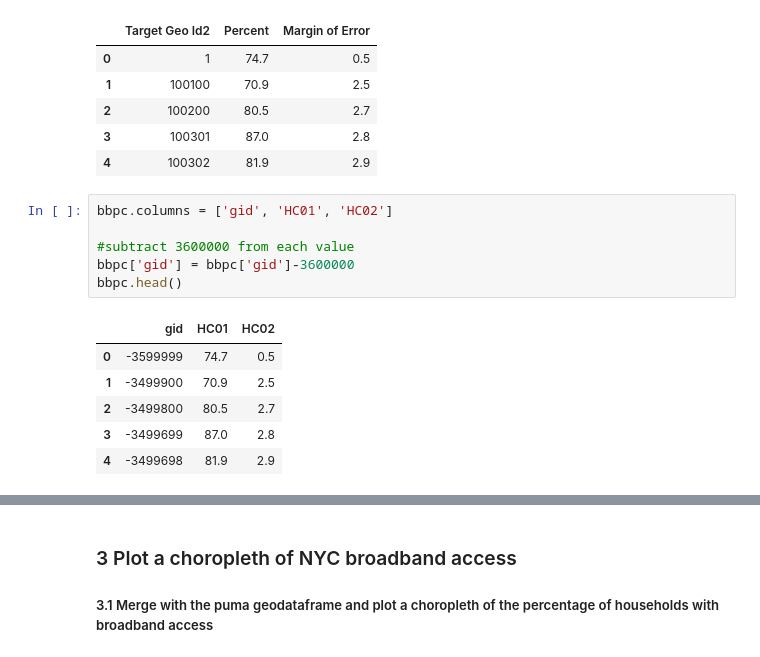
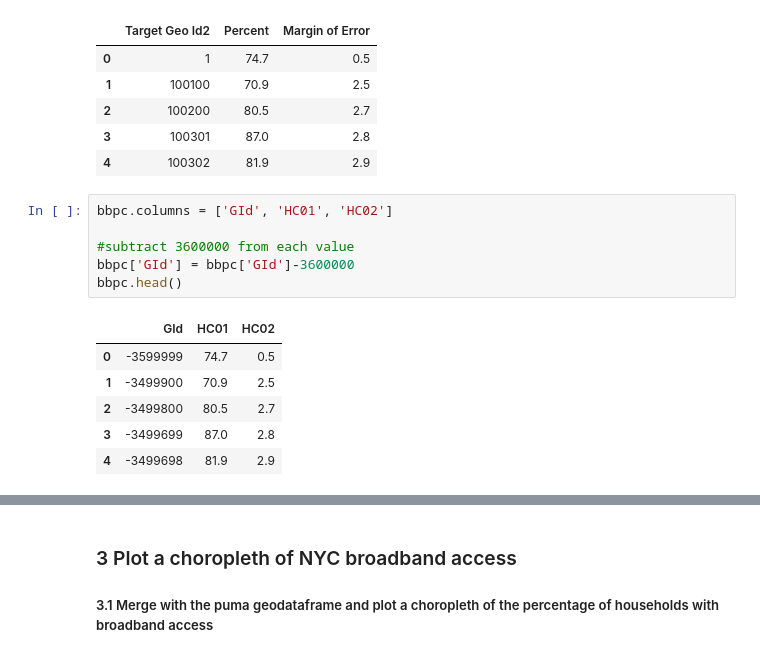
Before and after one commit to ep2247/PUI2017_ep2247, a Jupyter notebook: HW9_ep2247/ep2247_hw9_2.ipynb, the cells around one changed output, grey strips where cells are left out. Drawn from its saved outputs; the diff is of its cells as text.

```diff
--- a/HW9_ep2247/ep2247_hw9_2.ipynb
+++ b/HW9_ep2247/ep2247_hw9_2.ipynb
@@ -238,13 +241,13 @@ bbpc.head()
 | 3 | 100301 | 87.0 | 2.8 |
 | 4 | 100302 | 81.9 | 2.9 |
 # %%
-bbpc.columns = ['gid', 'HC01', 'HC02']
+bbpc.columns = ['GId', 'HC01', 'HC02']
 
 #subtract 3600000 from each value
-bbpc['gid'] = bbpc['gid']-3600000
+bbpc['GId'] = bbpc['GId']-3600000
 bbpc.head()
 # %% [output]
-|  | gid | HC01 | HC02 |
+|  | GId | HC01 | HC02 |
 | 0 | -3599999 | 74.7 | 0.5 |
 | 1 | -3499900 | 70.9 | 2.5 |
 | 2 | -3499800 | 80.5 | 2.7 |
```
Also changed, not shown: parts of 8 cells of this notebook, 1 other file.
